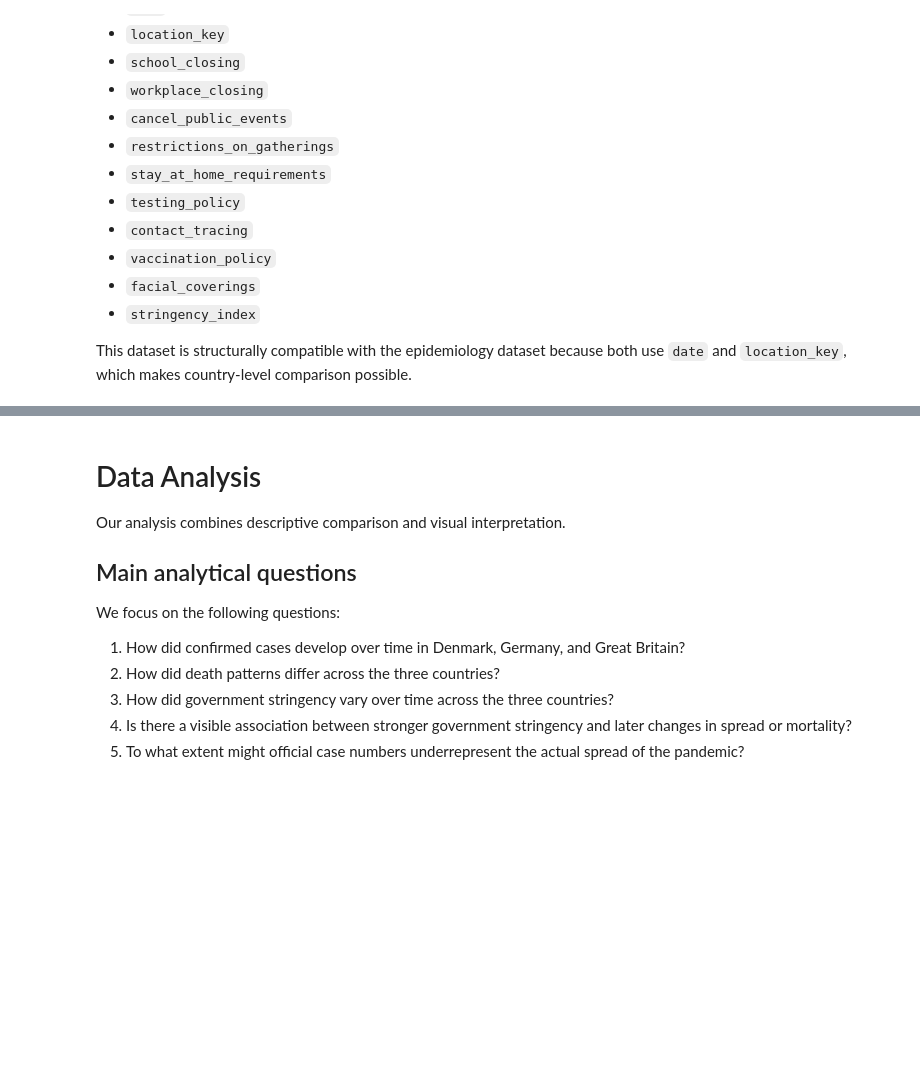
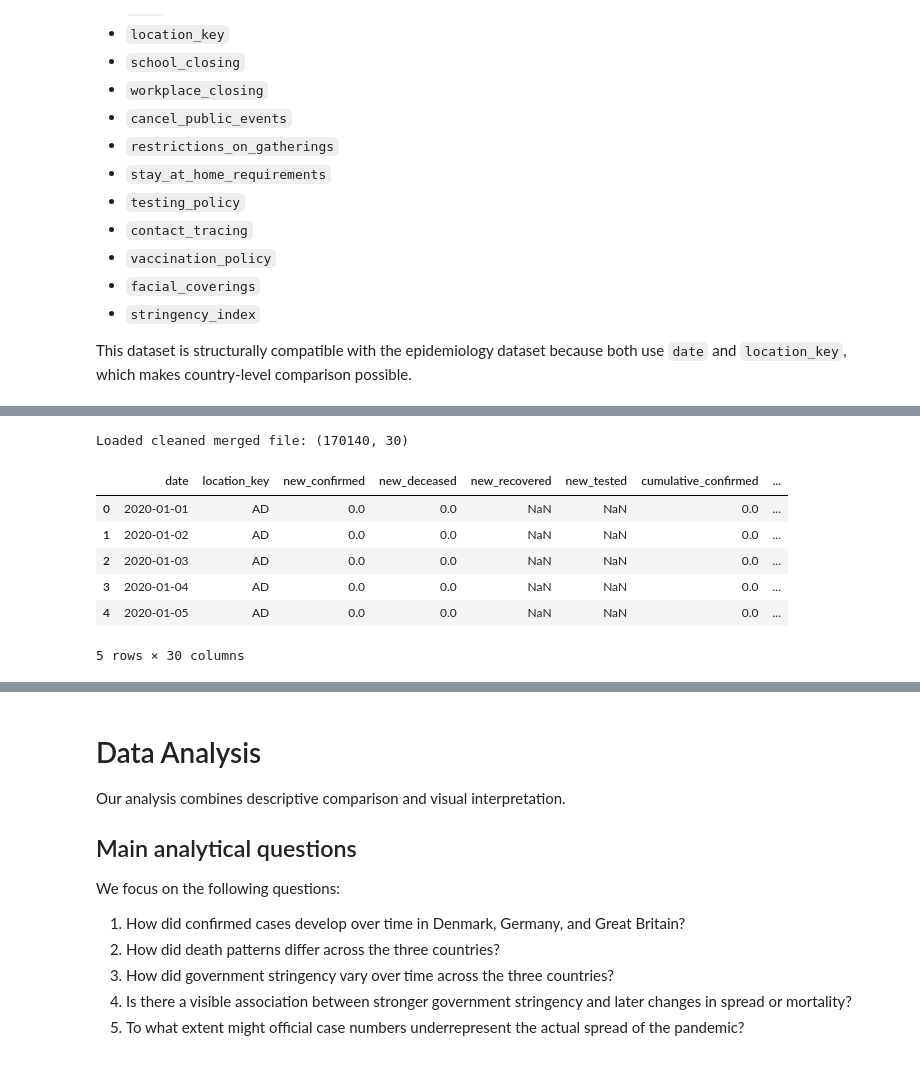
Before and after one commit to vichalder/final_project, a Jupyter notebook: notebooks/Explainer_Notebook.ipynb, the cells around one changed output, grey strips where cells are left out. Saved outputs shown, nothing was run; the diff lists cells and outputs as text; code cells hidden in the pictures; blank space fills up the shorter version.

```diff
--- a/notebooks/Explainer_Notebook.ipynb
+++ b/notebooks/Explainer_Notebook.ipynb
@@ -79,0 +107,11 @@ This dataset is structurally compatible with the epidemiology dataset because bo
+# %%
+current_dir = Path.cwd()
+
+data_path1 = current_dir.parent / "data" / "epidemiology.csv"
+data_path2 = current_dir.parent / "data" / "oxford-government-response.csv"
+
+epi = pd.read_csv(data_path1, parse_dates=["date"], low_memory=False)
+gov = pd.read_csv(data_path2, parse_dates=["date"], low_memory=False)
+
+print("Epidemiology shape:", epi.shape)
+print("Government response shape:", gov.shape)
@@ -124 +388,17 @@ For choropleth maps, Plotly requires ISO-3 country codes. The dataset uses ISO-2
+# %%
+cleaned_path = current_dir.parent / "Data" / "merged_covid_data.csv"
+
+merged_clean = pd.read_csv(cleaned_path, parse_dates=["date"], low_memory=False)
+
+print("Loaded cleaned merged file:", merged_clean.shape)
+merged_clean.head()
+# %% [output]
+Loaded cleaned merged file: (170140, 30)
+|  | date | location_key | new_confirmed | new_deceased | new_recovered | new_tested | cumulative_confirmed | ... |
+| 0 | 2020-01-01 | AD | 0.0 | 0.0 | NaN | NaN | 0.0 | ... |
+| 1 | 2020-01-02 | AD | 0.0 | 0.0 | NaN | NaN | 0.0 | ... |
+| 2 | 2020-01-03 | AD | 0.0 | 0.0 | NaN | NaN | 0.0 | ... |
+| 3 | 2020-01-04 | AD | 0.0 | 0.0 | NaN | NaN | 0.0 | ... |
+| 4 | 2020-01-05 | AD | 0.0 | 0.0 | NaN | NaN | 0.0 | ... |
+5 rows × 30 columns
 # %% [markdown]
```
Also changed, not shown: parts of 30 cells of this notebook, 2 other files.
